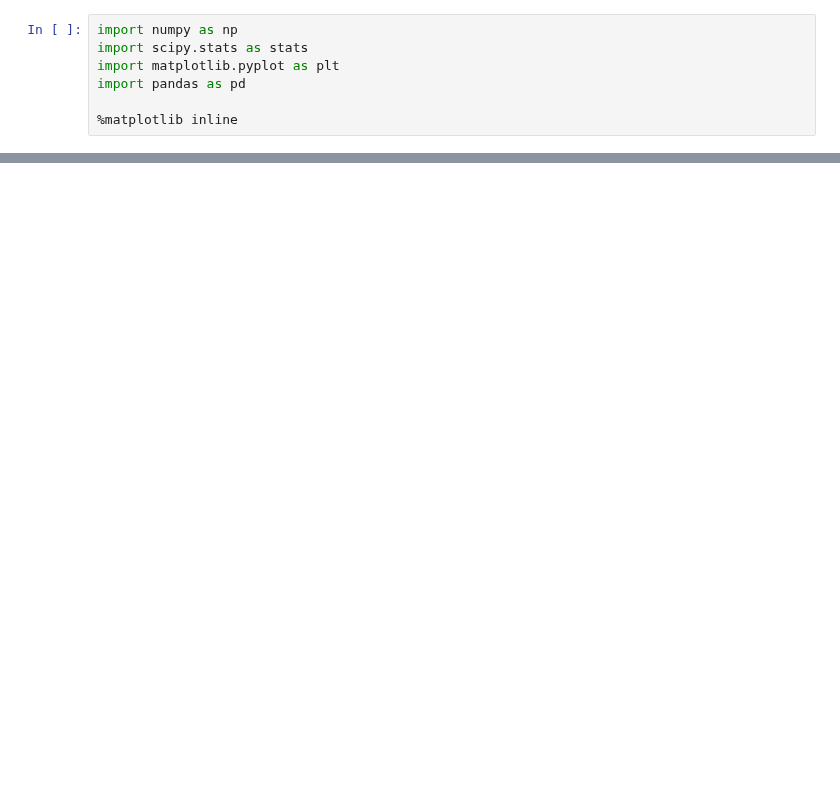
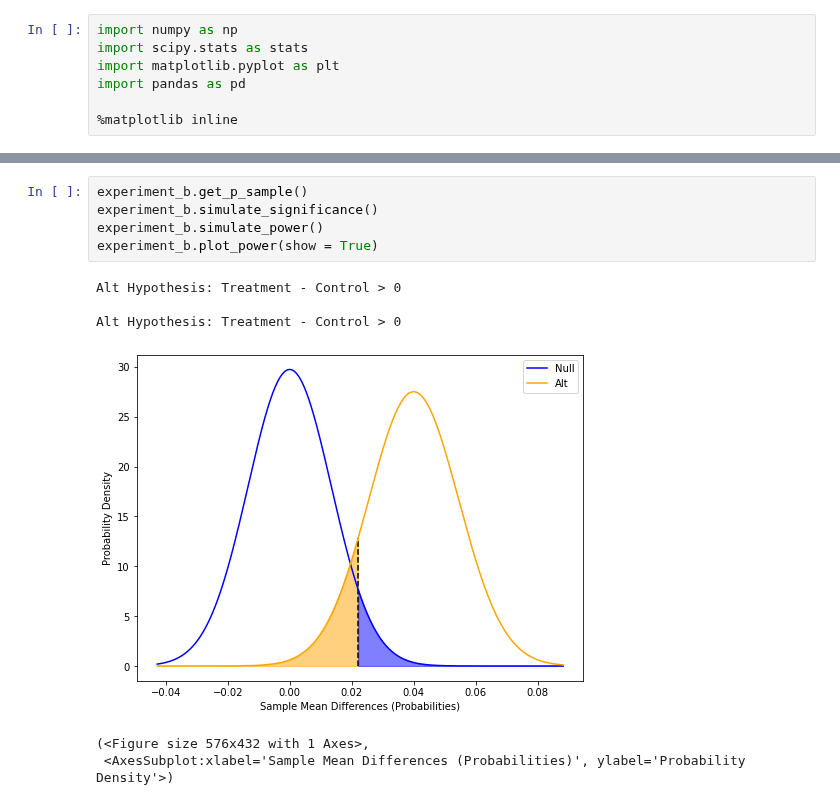
Before and after one commit to rmkeeler/statistical-significance-marketing, a Jupyter notebook: class-testing.ipynb, the cells around one changed output, grey strips where cells are left out. Cells and saved outputs as stored; diff of their text form; blank space fills up the shorter version.

```diff
--- a/class-testing.ipynb
+++ b/class-testing.ipynb
@@ -228,0 +284,12 @@ P Value                  0.008
+# %%
+experiment_b.get_p_sample()
+experiment_b.simulate_significance()
+experiment_b.simulate_power()
+experiment_b.plot_power(show = True)
+# %% [output]
+Alt Hypothesis: Treatment - Control > 0
+
+Alt Hypothesis: Treatment - Control > 0
+[figure, added]
+(<Figure size 576x432 with 1 Axes>,
+ <AxesSubplot:xlabel='Sample Mean Differences (Probabilities)', ylabel='Probability Density'>)
```
Also changed, not shown: parts of 11 cells of this notebook, 1 other file.
